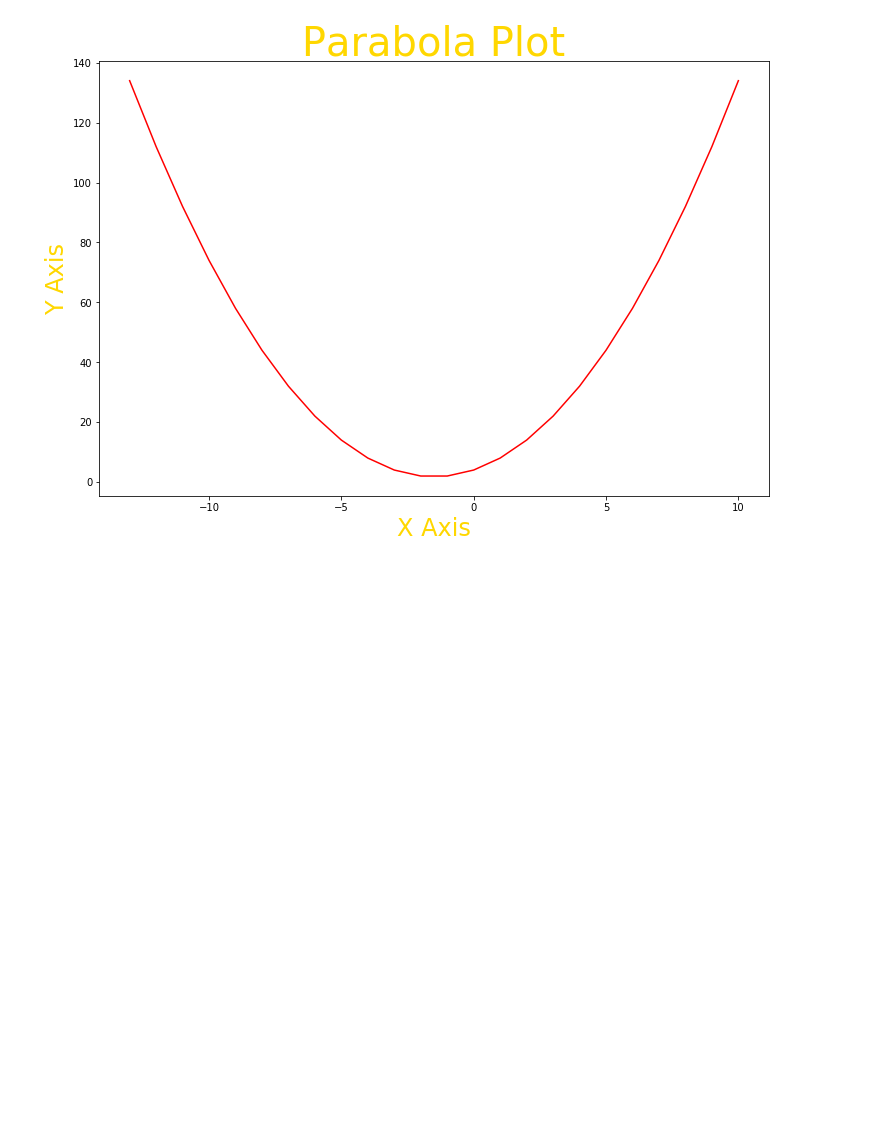
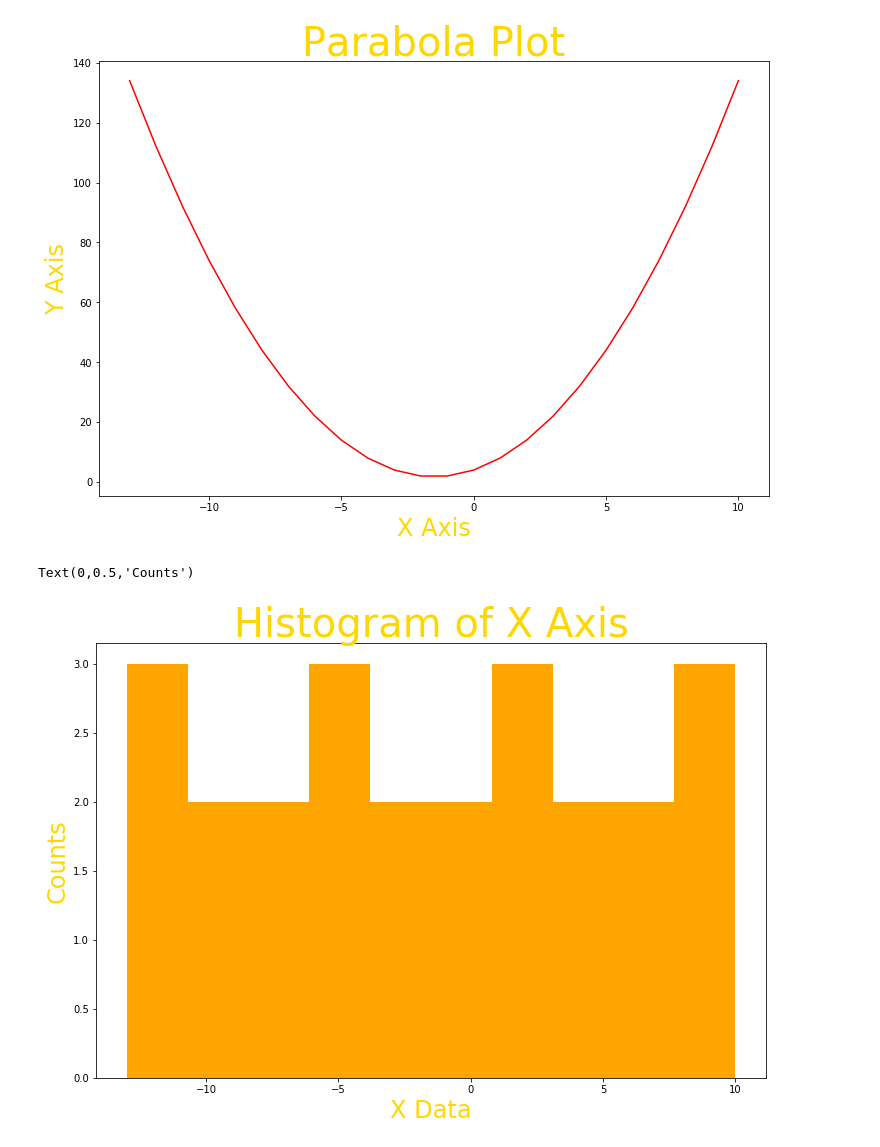
Before and after one commit to TheChanRProject/M297, a Jupyter notebook: theory/notebooks/Python_DataScience_Intro.ipynb, the cells around one changed output. Drawn from its saved outputs; the diff is of its cells as text; code cells hidden in the pictures; blank space fills up the shorter version.

Commit message:
histogram up in this b****

```diff
--- a/theory/notebooks/Python_DataScience_Intro.ipynb
+++ b/theory/notebooks/Python_DataScience_Intro.ipynb
@@ -270,7 +270,11 @@ Text(0,0.5,'Y Axis')
 # %%
 # Let's make a histogram
 
 plt.figure(figsize=(12,8))
 plt.hist(x, color="orange")
-plt.title("Histogram of X Axis")
-plt.xlabel("X Data")
+plt.title("Histogram of X Axis", color="gold", size="40")
+plt.xlabel("X Data", color="gold", size="24")
+plt.ylabel("Counts", color="gold", size="24")
+# %% [output]
+Text(0,0.5,'Counts')
+[figure, added]
```
